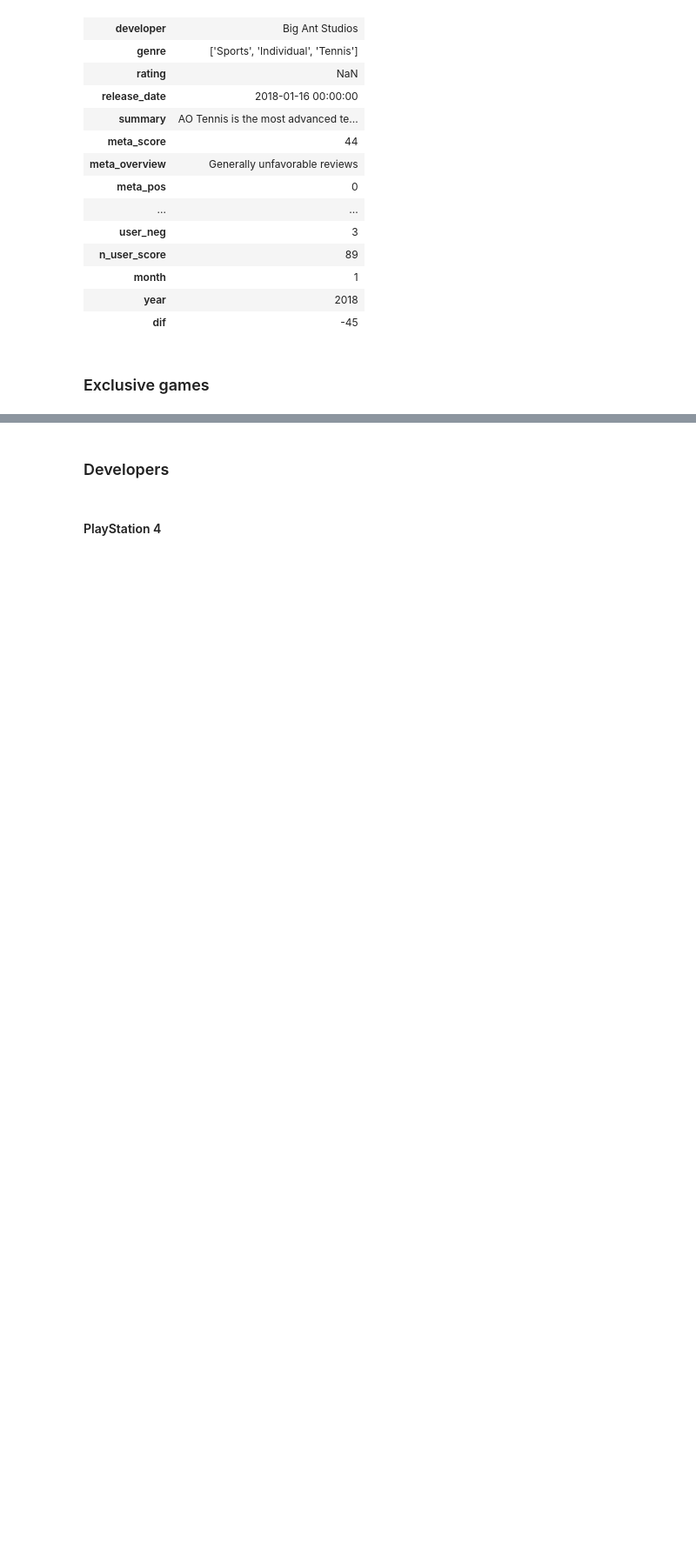
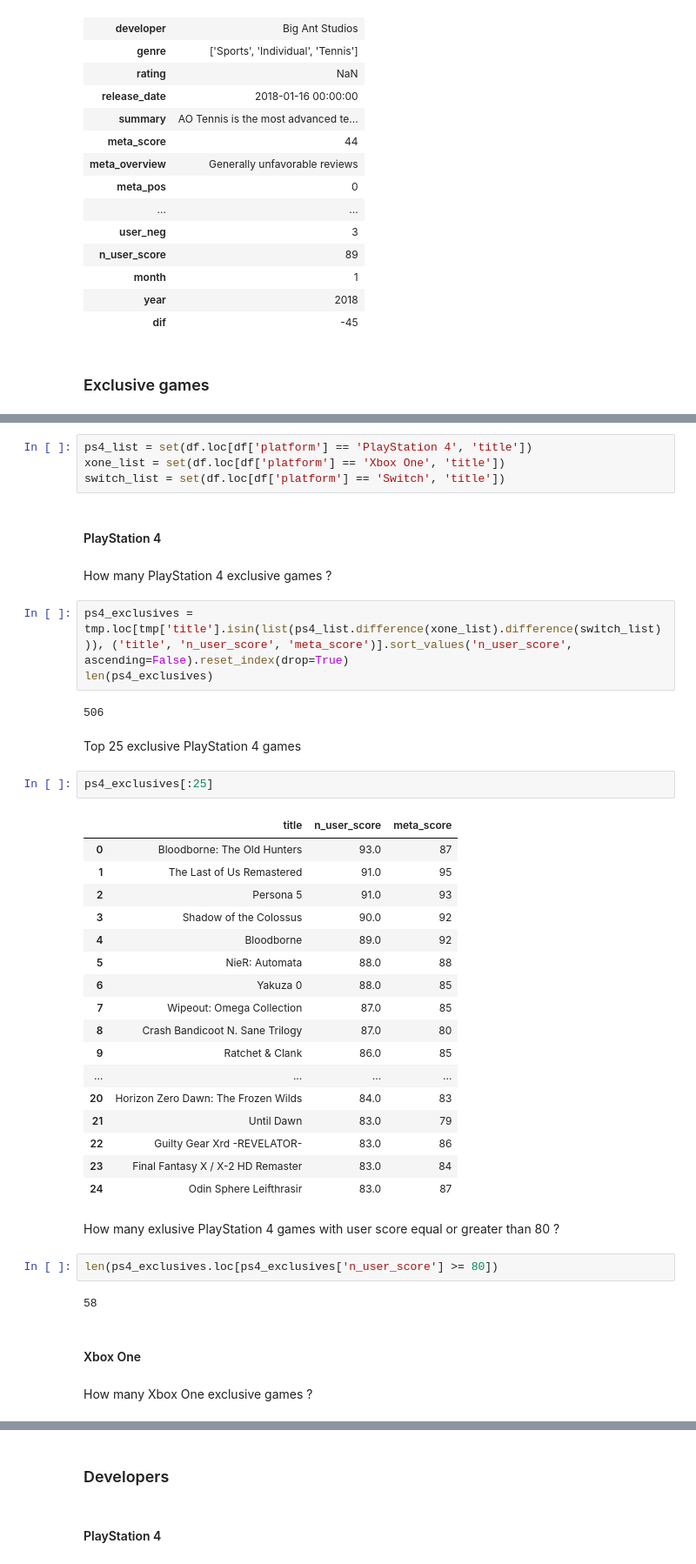
Before and after one commit to martinpella/metacritic, a Jupyter notebook: eda.ipynb, the cells around one changed output, grey strips where cells are left out. Shown at 87% size. Drawn from its saved outputs; the diff is of its cells as text; blank space fills up the shorter version.

Commit message:
Added exlusive games analysis

```diff
--- a/eda.ipynb
+++ b/eda.ipynb
@@ -306,0 +231,45 @@ len(xone_list.difference(ps4_list))
+# %%
+ps4_list = set(df.loc[df['platform'] == 'PlayStation 4', 'title'])
+xone_list = set(df.loc[df['platform'] == 'Xbox One', 'title'])
+switch_list = set(df.loc[df['platform'] == 'Switch', 'title'])
+# %% [markdown]
+#### PlayStation 4
+# %% [markdown]
+How many PlayStation 4 exclusive games ?
+# %%
+ps4_exclusives = tmp.loc[tmp['title'].isin(list(ps4_list.difference(xone_list).difference(switch_list))), ('title', 'n_user_score', 'meta_score')].sort_values('n_user_score', ascending=False).reset_index(drop=True)
+len(ps4_exclusives)
+# %% [output]
+506
+# %% [markdown]
+Top 25 exclusive PlayStation 4 games
+# %%
+ps4_exclusives[:25]
+# %% [output]
+|  | title | n_user_score | meta_score |
+| 0 | Bloodborne: The Old Hunters | 93.0 | 87 |
+| 1 | The Last of Us Remastered | 91.0 | 95 |
+| 2 | Persona 5 | 91.0 | 93 |
+| 3 | Shadow of the Colossus | 90.0 | 92 |
+| 4 | Bloodborne | 89.0 | 92 |
+| 5 | NieR: Automata | 88.0 | 88 |
+| 6 | Yakuza 0 | 88.0 | 85 |
+| 7 | Wipeout: Omega Collection | 87.0 | 85 |
+| 8 | Crash Bandicoot N. Sane Trilogy | 87.0 | 80 |
+| 9 | Ratchet & Clank | 86.0 | 85 |
+| ... | ... | ... | ... |
+| 20 | Horizon Zero Dawn: The Frozen Wilds | 84.0 | 83 |
+| 21 | Until Dawn | 83.0 | 79 |
+| 22 | Guilty Gear Xrd -REVELATOR- | 83.0 | 86 |
+| 23 | Final Fantasy X / X-2 HD Remaster | 83.0 | 84 |
+| 24 | Odin Sphere Leifthrasir | 83.0 | 87 |
+# %% [markdown]
+How many exlusive PlayStation 4 games with user score equal or greater than 80 ?
+# %%
+len(ps4_exclusives.loc[ps4_exclusives['n_user_score'] >= 80])
+# %% [output]
+58
+# %% [markdown]
+#### Xbox One
+# %% [markdown]
+How many Xbox One exclusive games ?
```
Also changed, not shown: parts of 20 cells of this notebook.
